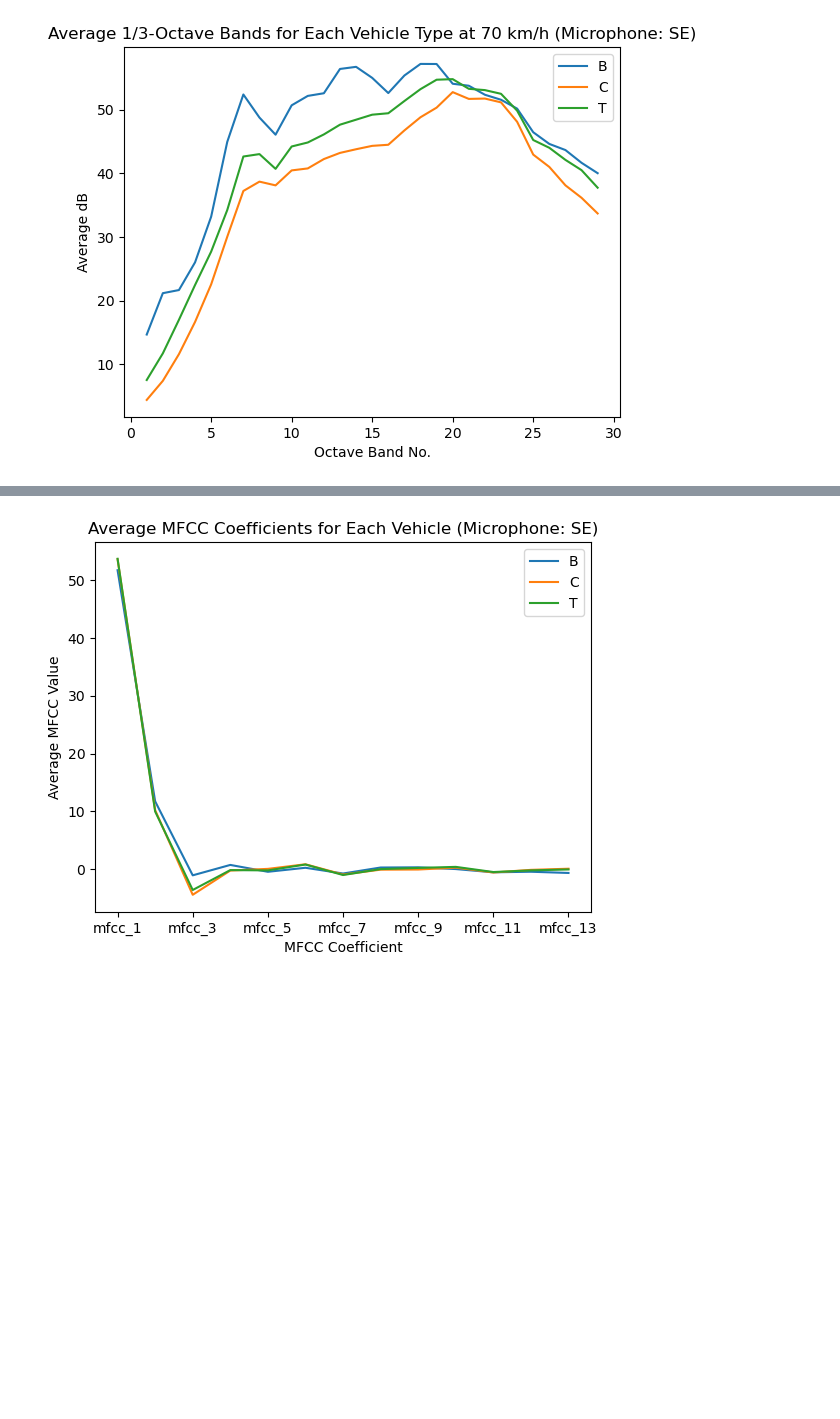
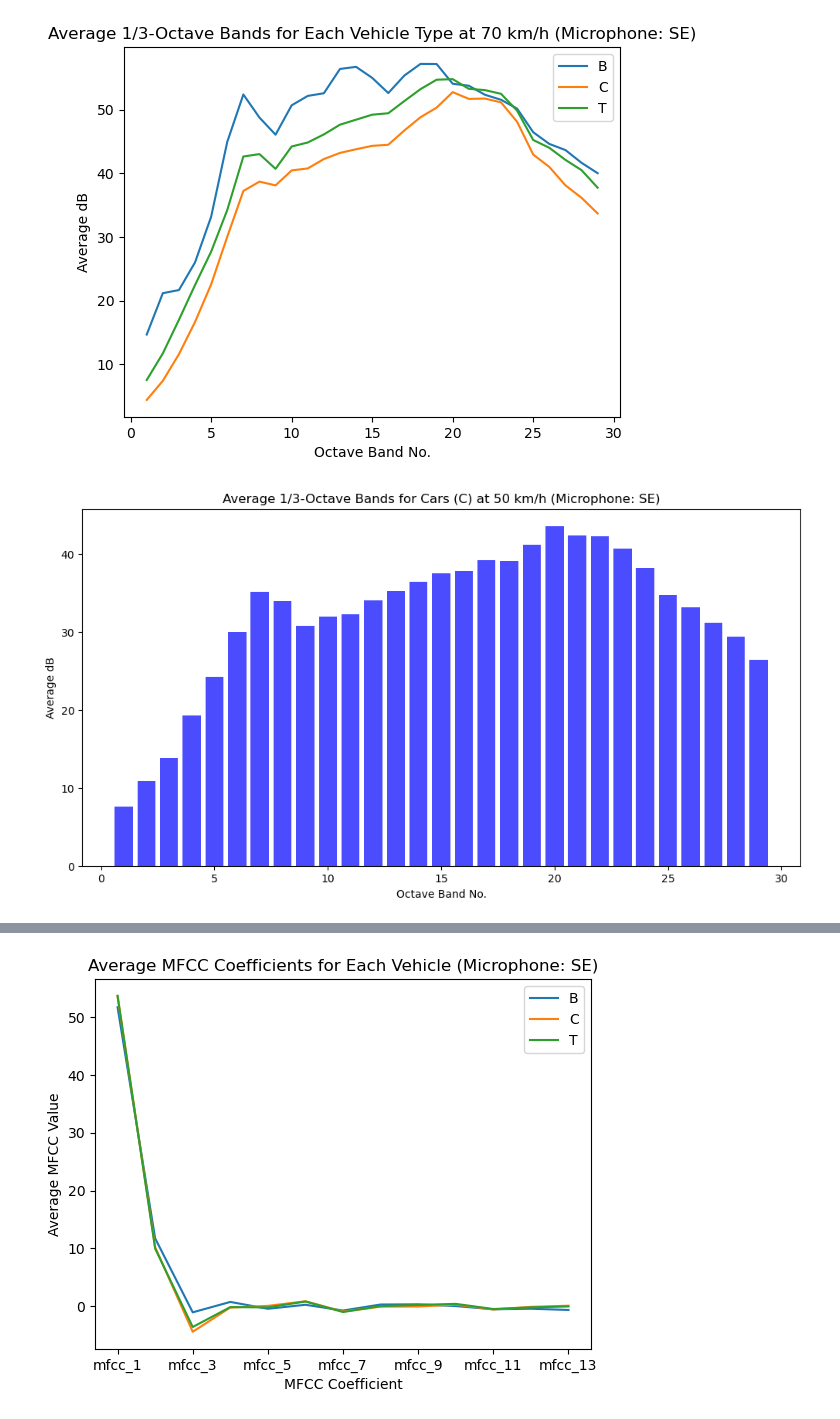
Before and after one commit to janikWa/RoadTrafficNoise, a Jupyter notebook: RTN-jakob/03_data_visualization.ipynb, the cells around one changed output, grey strips where cells are left out. Saved outputs shown, nothing was run; the diff lists cells and outputs as text; code cells hidden in the pictures; blank space fills up the shorter version.

```diff
--- a/RTN-jakob/03_data_visualization.ipynb
+++ b/RTN-jakob/03_data_visualization.ipynb
@@ -586,3 +161,50 @@ plt.savefig('plots/average_dB_bands_70kmh.png', dpi=400)
 plt.show()
 # %% [output]
 [figure]
+# %%
+import pandas as pd
+import matplotlib.pyplot as plt
+
+# Load the dataset
+df = pd.read_csv('df_total_cat.csv')
+
+# Calculate the average SPL bands for each vehicle type and speed pair
+df_avg_spl = df.groupby(['vehicle', 'speed_kmh'])[
+    ['band_1_dB', 'band_2_dB', 'band_3_dB', 'band_4_dB', 'band_5_dB', 'band_6_dB', 'band_7_dB', 'band_8_dB',
+     'band_9_dB', 'band_10_dB', 'band_11_dB', 'band_12_dB', 'band_13_dB', 'band_14_dB', 'band_15_dB', 'band_16_dB',
+     'band_17_dB', 'band_18_dB', 'band_19_dB', 'band_20_dB', 'band_21_dB', 'band_22_dB', 'band_23_dB', 'band_24_dB',
+     'band_25_dB', 'band_26_dB', 'band_27_dB', 'band_28_dB', 'band_29_dB']
+].mean().reset_index()
+
+# Melt the dataframe to have SPL bands as a single column
+df_melted = df_avg_spl.melt(
+    id_vars=['vehicle', 'speed_kmh'],
+    value_vars=['band_1_dB', 'band_2_dB', 'band_3_dB', 'band_4_dB', 'band_5_dB', 'band_6_dB', 'band_7_dB', 'band_8_dB',
+                'band_9_dB', 'band_10_dB', 'band_11_dB', 'band_12_dB', 'band_13_dB', 'band_14_dB', 'band_15_dB', 'band_16_dB',
+                'band_17_dB', 'band_18_dB', 'band_19_dB', 'band_20_dB', 'band_21_dB', 'band_22_dB', 'band_23_dB', 'band_24_dB',
+                'band_25_dB', 'band_26_dB', 'band_27_dB', 'band_28_dB', 'band_29_dB'],
+    var_name='SPL_Band', value_name='SPL'
+)
+
+# Replace SPL_Band values with numbers
+df_melted['SPL_Band'] = df_melted['SPL_Band'].str.extract('(\d+)').astype(int)
+
+# Filter the melted DataFrame for vehicle type 'C' at speed 30 km/h
+df_filtered_C = df_melted[(df_melted['vehicle'] == 'C') & (df_melted['speed_kmh'] == 50)]
+
+# Create a column plot
+plt.figure(figsize=(12, 6))
+plt.bar(df_filtered_C['SPL_Band'], df_filtered_C['SPL'], color='blue', alpha=0.7)
+
+# Set the title and labels
+plt.title('Average 1/3-Octave Bands for Cars (C) at 50 km/h (Microphone: SE)')
+plt.xlabel('Octave Band No.')
+plt.ylabel('Average dB')
+
+# Save the figure with dpi=300
+#plt.savefig('plots/average_dB_bands_50kmh_C_column.png', dpi=400)
+
+# Show the plot
+plt.show()
+# %% [output]
+[figure, added]
```
Also changed, not shown: parts of 26 cells of this notebook, 39 other files.
